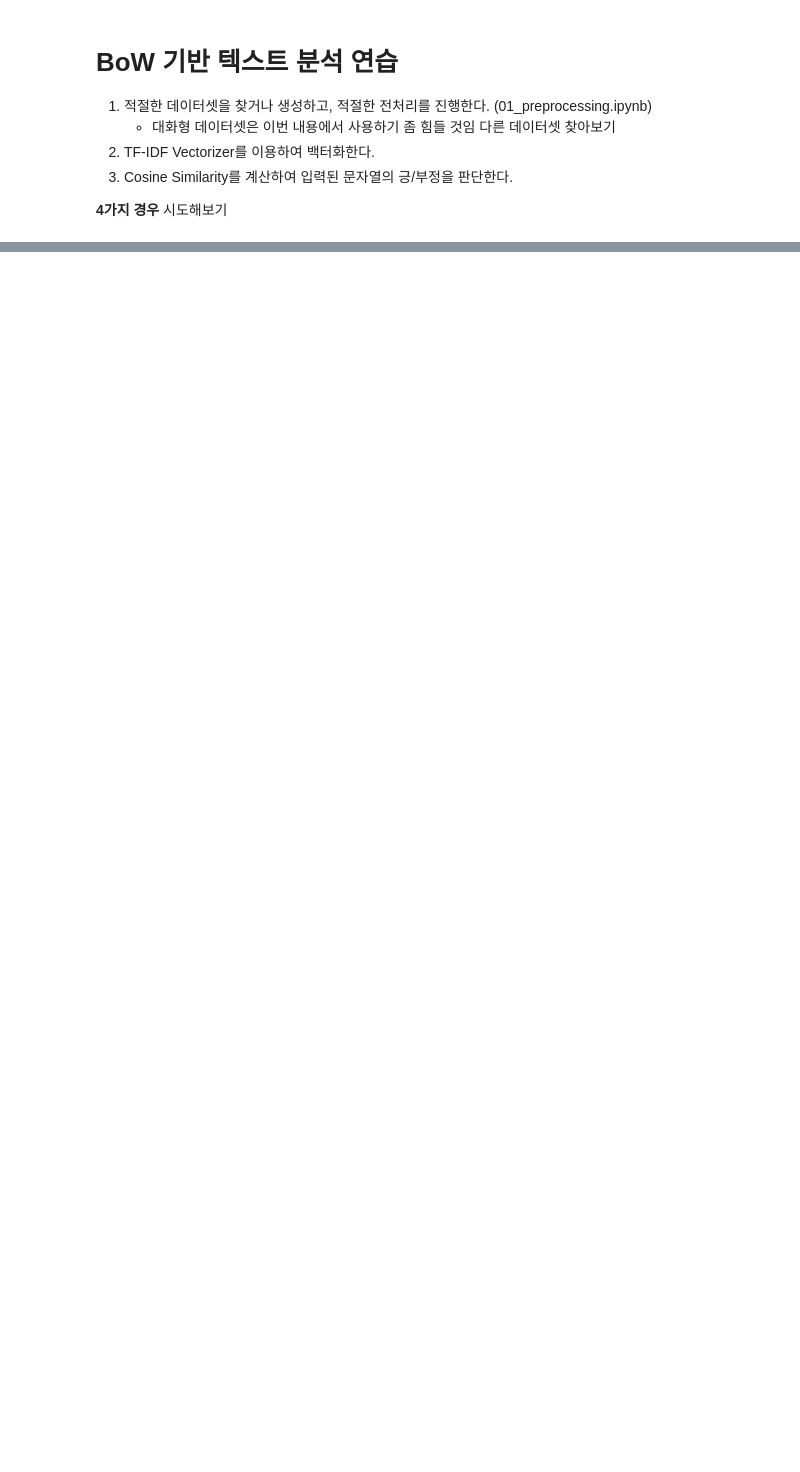
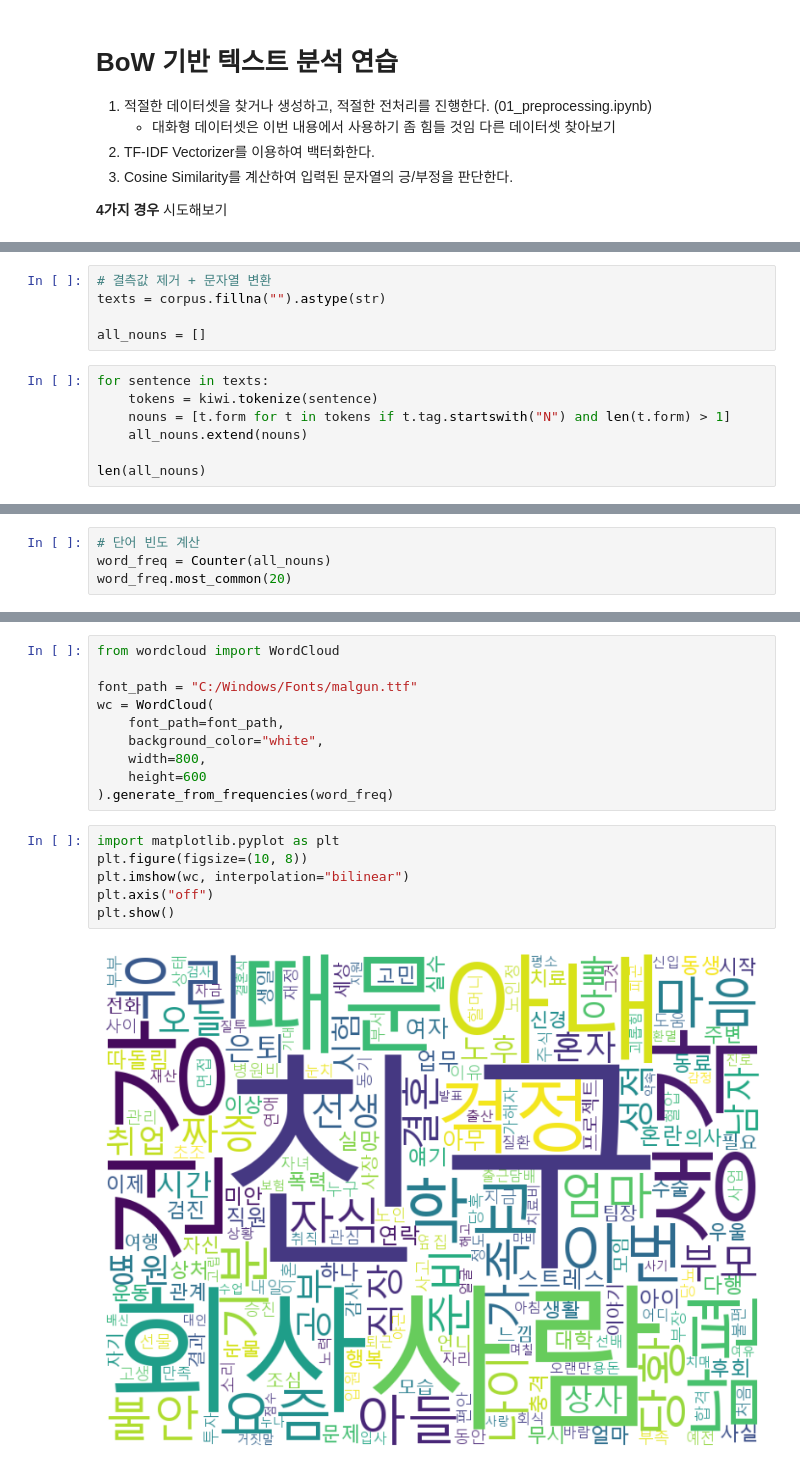
Before and after one commit to edu-ai-jiwon/nlp_practice, a Jupyter notebook: 02_text_analysis.ipynb, the cells around one changed output, grey strips where cells are left out. Saved outputs shown, nothing was run; the diff lists cells and outputs as text; blank space fills up the shorter version.

```diff
--- a/02_text_analysis.ipynb
+++ b/02_text_analysis.ipynb
@@ -33,0 +290,12 @@ NameError: name 'df' is not defined
+# %%
+# 결측값 제거 + 문자열 변환
+texts = corpus.fillna("").astype(str)
+
+all_nouns = []
+# %%
+for sentence in texts:
+    tokens = kiwi.tokenize(sentence)
+    nouns = [t.form for t in tokens if t.tag.startswith("N") and len(t.form) > 1]
+    all_nouns.extend(nouns)
+
+len(all_nouns)
@@ -33,0 +304,4 @@ NameError: name 'df' is not defined
+# %%
+# 단어 빈도 계산
+word_freq = Counter(all_nouns)
+word_freq.most_common(20)
@@ -33,0 +329,18 @@ NameError: name 'df' is not defined
+# %%
+from wordcloud import WordCloud
+
+font_path = "C:/Windows/Fonts/malgun.ttf"
+wc = WordCloud(
+    font_path=font_path,
+    background_color="white",
+    width=800,
+    height=600
+).generate_from_frequencies(word_freq)
+# %%
+import matplotlib.pyplot as plt
+plt.figure(figsize=(10, 8))
+plt.imshow(wc, interpolation="bilinear")
+plt.axis("off")
+plt.show()
+# %% [output]
+[figure, added]
```
Also changed, not shown: parts of 52 cells of this notebook, 1 other file.
